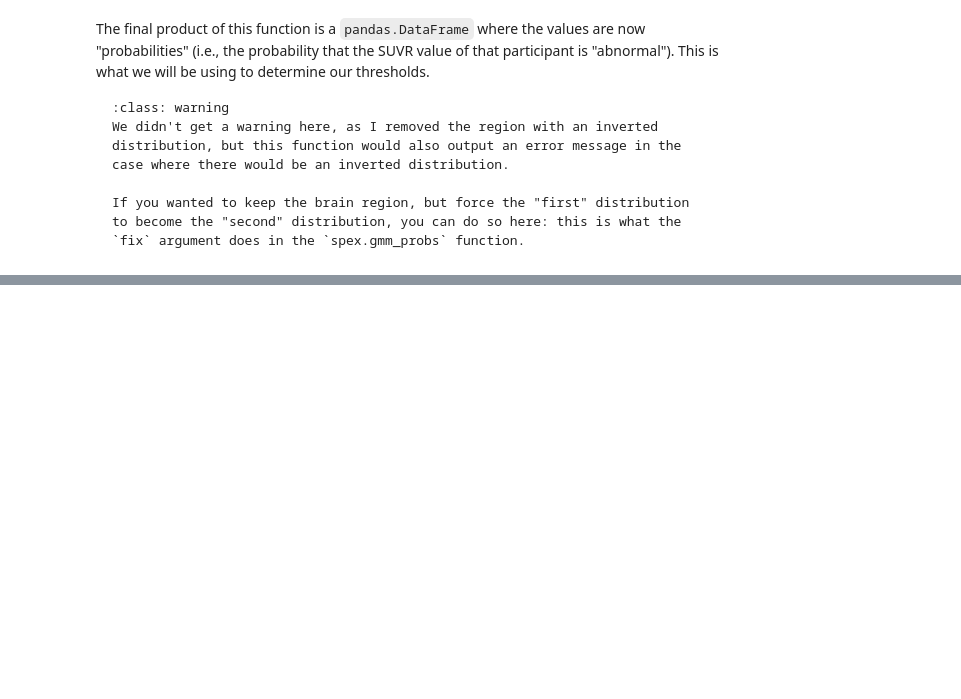
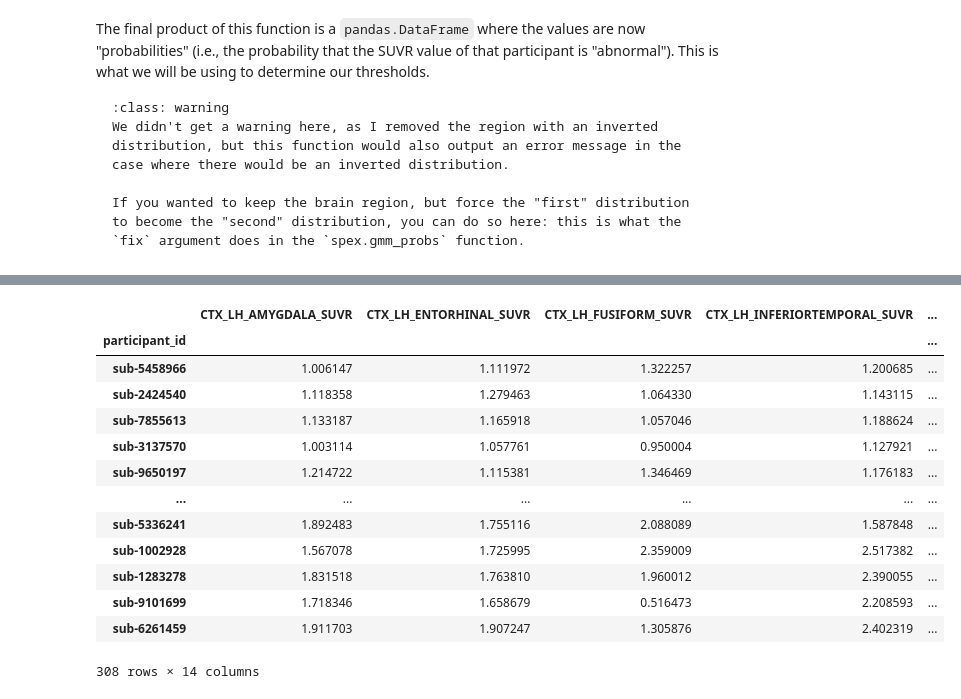
Before and after one commit to stong3/sihnpy, a Jupyter notebook: docs/2.spex/spex_module.ipynb, the cells around one changed output, grey strips where cells are left out. Cells and saved outputs as stored; diff of their text form; code cells hidden in the pictures; blank space fills up the shorter version.

```diff
--- a/docs/2.spex/spex_module.ipynb
+++ b/docs/2.spex/spex_module.ipynb
@@ -370,0 +502,3 @@ You can choose to output all three types, or a specific type, as needed. Note ho
+# %%
+thresholds = spex.gmm_threshold_deriv(final_data=final_data, probs_df=probability_data, prob_threshs=[0.5, 0.9], improb=1.0)
+thresholds
@@ -370,0 +604,18 @@ You can choose to output all three types, or a specific type, as needed. Note ho
+# %%
+data_to_apply_clean, thresh_data_clean = spex.apply_clean(data_to_apply=final_data, thresh_data=thresholds)
+data_to_apply_clean
+# %% [output]
+|  | CTX_LH_AMYGDALA_SUVR | CTX_LH_ENTORHINAL_SUVR | CTX_LH_FUSIFORM_SUVR | CTX_LH_INFERIORTEMPORAL_SUVR | ... |
+| participant_id |  |  |  |  | ... |
+| sub-5458966 | 1.006147 | 1.111972 | 1.322257 | 1.200685 | ... |
+| sub-2424540 | 1.118358 | 1.279463 | 1.064330 | 1.143115 | ... |
+| sub-7855613 | 1.133187 | 1.165918 | 1.057046 | 1.188624 | ... |
+| sub-3137570 | 1.003114 | 1.057761 | 0.950004 | 1.127921 | ... |
+| sub-9650197 | 1.214722 | 1.115381 | 1.346469 | 1.176183 | ... |
+| ... | ... | ... | ... | ... | ... |
+| sub-5336241 | 1.892483 | 1.755116 | 2.088089 | 1.587848 | ... |
+| sub-1002928 | 1.567078 | 1.725995 | 2.359009 | 2.517382 | ... |
+| sub-1283278 | 1.831518 | 1.763810 | 1.960012 | 2.390055 | ... |
+| sub-9101699 | 1.718346 | 1.658679 | 0.516473 | 2.208593 | ... |
+| sub-6261459 | 1.911703 | 1.907247 | 1.305876 | 2.402319 | ... |
+308 rows × 14 columns
```
Also changed, not shown: parts of 33 cells of this notebook.
